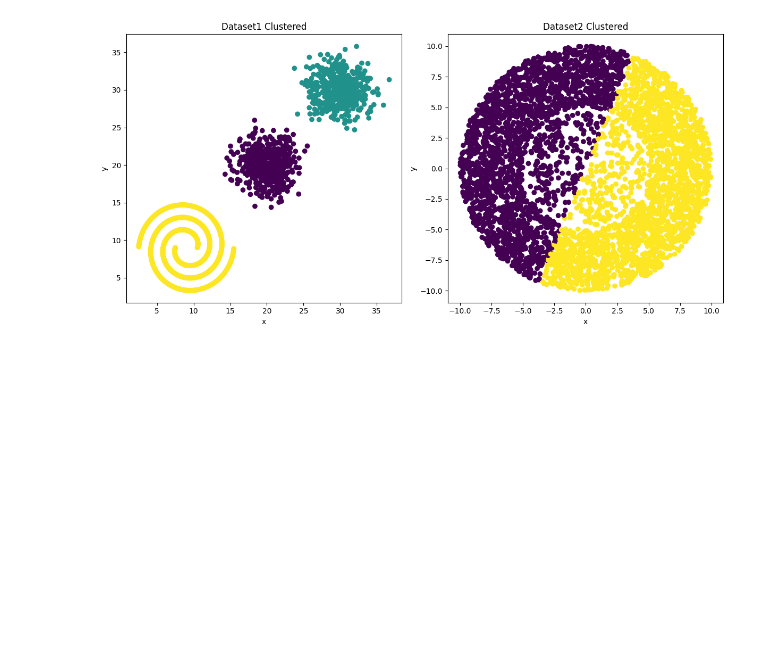
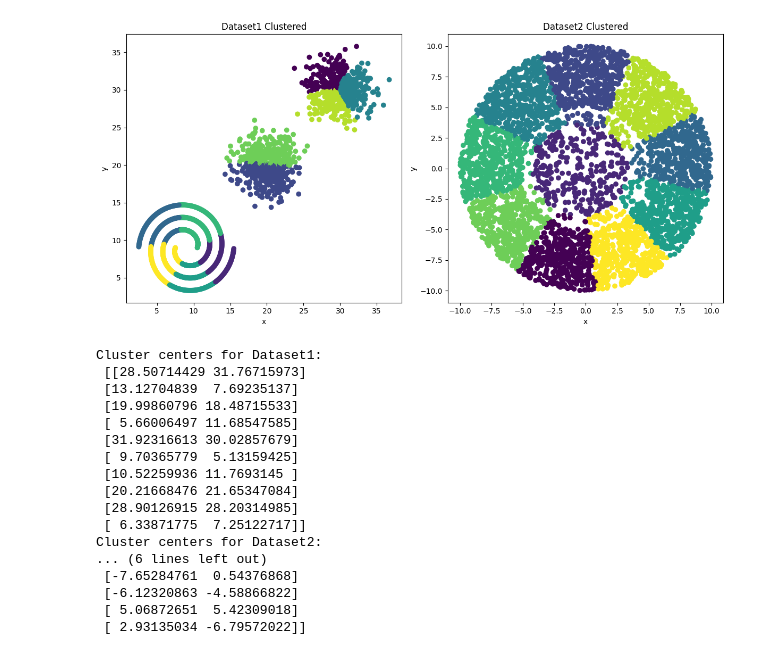
Before and after one commit to Ali-J-Fesharaki/Applied_ML_Course, a Jupyter notebook: ML-HW05/p5.ipynb, the cells around one changed output. Drawn from its saved outputs; the diff is of its cells as text; code cells hidden in the pictures; blank space fills up the shorter version.

Commit message:
HW-05 corerct metrics for non-convex dataset p5 and ...

```diff
--- a/ML-HW05/p5.ipynb
+++ b/ML-HW05/p5.ipynb
@@ -1,33 +1,53 @@
 # %%
 from sklearn.cluster import KMeans
 import matplotlib.pyplot as plt
 import pandas as pd
 
 
 dataset1 = pd.read_csv('./Datasets/Dataset1.txt', delimiter=',')
 dataset2 = pd.read_csv('./Datasets/Dataset2.txt', delimiter=',')
 
 data1 = dataset1[['x', 'y']]
 data2 = dataset2[['x', 'y']]
 
-kmeans1 = KMeans(n_clusters=3, random_state=42).fit(data1)  # For Dataset1
-kmeans2 = KMeans(n_clusters=2, random_state=42).fit(data2)  # For Dataset2
+kmeans1 = KMeans(n_clusters=10, random_state=13).fit(data1)  # For Dataset1
+kmeans2 = KMeans(n_clusters=10, random_state=13).fit(data2)  # For Dataset2
 
 plt.figure(figsize=(12, 6))
 
 plt.subplot(1, 2, 1)
 plt.scatter(data1['x'], data1['y'], c=kmeans1.labels_, cmap='viridis')
 plt.title('Dataset1 Clustered')
 plt.xlabel('x')
 plt.ylabel('y')
 
 plt.subplot(1, 2, 2)
 plt.scatter(data2['x'], data2['y'], c=kmeans2.labels_, cmap='viridis')
 plt.title('Dataset2 Clustered')
 plt.xlabel('x')
 plt.ylabel('y')
 
 plt.tight_layout()
 plt.show()
+
+print("Cluster centers for Dataset1:\n", kmeans1.cluster_centers_)
+print("Cluster centers for Dataset2:\n", kmeans2.cluster_centers_)
 # %% [output]
-[figure, old version]
+[figure, new version]
+Cluster centers for Dataset1:
+ [[28.50714429 31.76715973]
+ [13.12704839  7.69235137]
+ [19.99860796 18.48715533]
+ [ 5.66006497 11.68547585]
+ [31.92316613 30.02857679]
+ [ 9.70365779  5.13159425]
+ [10.52259936 11.7693145 ]
+ [20.21668476 21.65347084]
+ [28.90126915 28.20314985]
+ [ 6.33871775  7.25122717]]
+Cluster centers for Dataset2:
+... (6 lines left out)
+ [-7.65284761  0.54376868]
+ [-6.12320863 -4.58866822]
+ [ 5.06872651  5.42309018]
+ [ 2.93135034 -6.79572022]]
```
Also changed, not shown: parts of 9 cells of this notebook, 4 other files.
